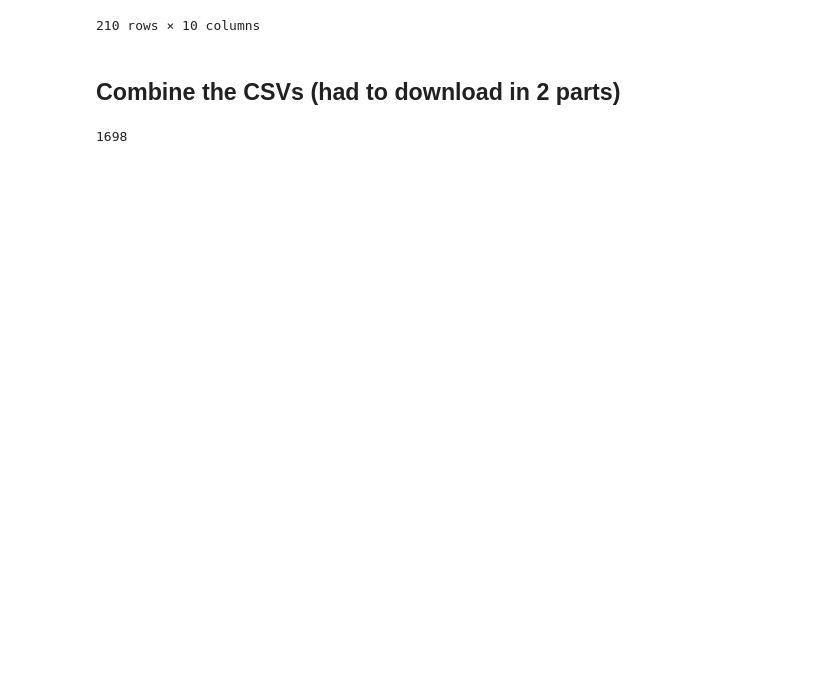
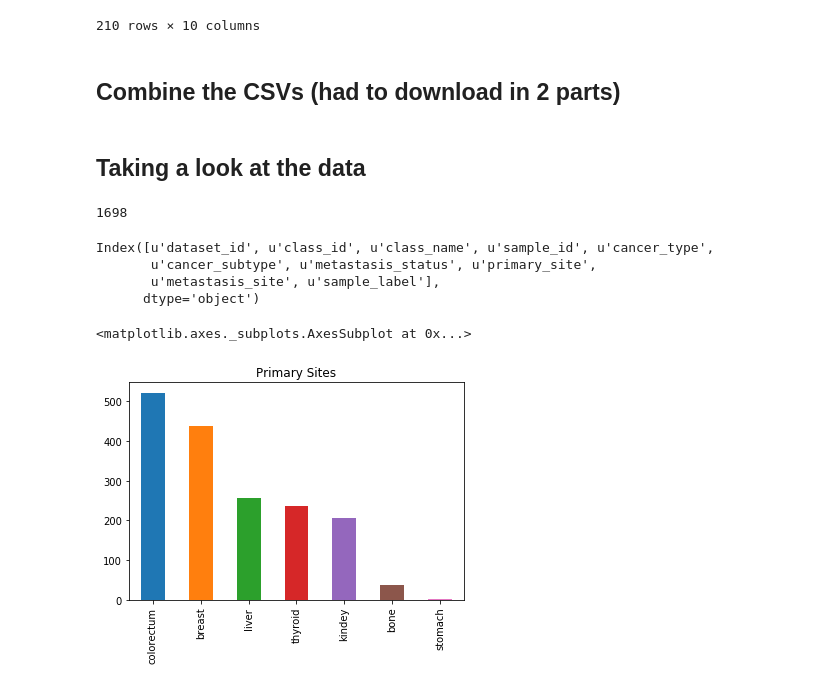
Before and after one commit to programmingprincess/ml4sp_metastasis, a Jupyter notebook: get_data.ipynb, the cells around one changed output. Saved outputs shown, nothing was run; the diff lists cells and outputs as text; code cells hidden in the pictures; blank space fills up the shorter version.

Commit message:
add viz plots

```diff
--- a/get_data.ipynb
+++ b/get_data.ipynb
@@ -262,13 +152,28 @@ labels_1 = pandas.read_csv('mirnas_labels_1_5400.txt',sep='\t',index_col=0)
 labels_2 = pandas.read_csv('mirnas_labels_5400_end.txt',sep='\t',index_col=0)
 # %%
 all_labels = pandas.concat([labels_1, labels_2])
+all_labels.columns=['dataset_id', 'class_id', 'class_name', 'sample_id', 'cancer_type', 'cancer_subtype', 'metastasis_status','primary_site', 'metastasis_site', 'sample_label']
 # %%
 all_data = pandas.concat([data_1, data_2], axis=1)
 # %%
 all_data.to_csv("mirnas_all.txt", sep="\t")
 # %%
 all_labels.to_csv("mirnas_labels_all.txt", sep="\t")
+# %% [markdown]
+## Taking a look at the data
 # %%
 len(all_labels)
 # %% [output]
 1698
+# %%
+all_labels.columns
+# %% [output]
+Index([u'dataset_id', u'class_id', u'class_name', u'sample_id', u'cancer_type',
+       u'cancer_subtype', u'metastasis_status', u'primary_site',
+       u'metastasis_site', u'sample_label'],
+      dtype='object')
+# %%
+all_labels['primary_site'].value_counts().plot(kind='bar', title='Primary Sites')
+# %% [output]
+<matplotlib.axes._subplots.AxesSubplot at 0x...>
+[figure, added]
```
Also changed, not shown: parts of 4 cells of this notebook.
